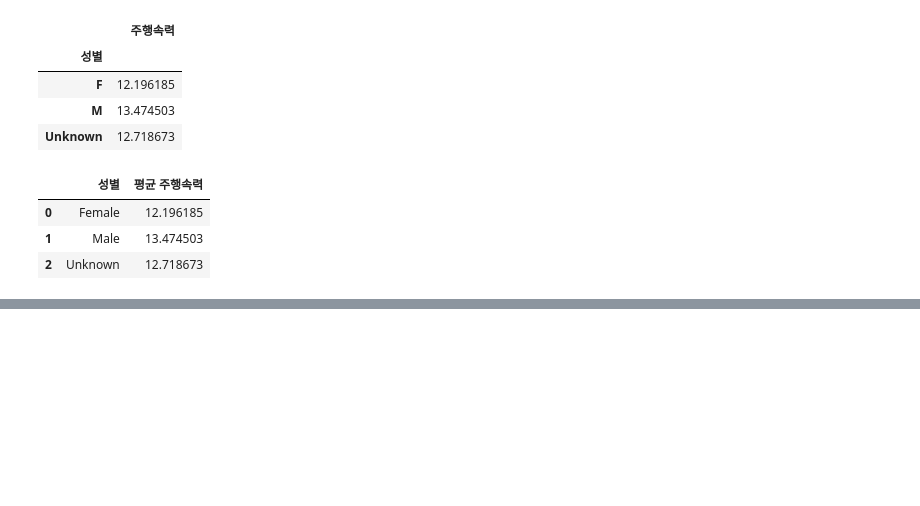
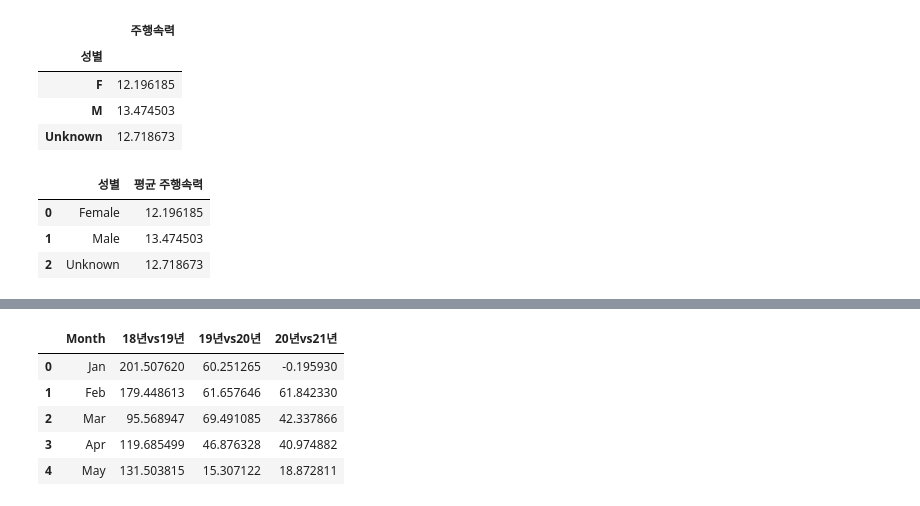
Before and after one commit to jinubot07/LikeLion_13th_DataCourse, a Jupyter notebook: 08_PRJ_team_project/code/정진우/TP_bike_19vs20.ipynb, the cells around one changed output, grey strips where cells are left out. Drawn from its saved outputs; the diff is of its cells as text; code cells hidden in the pictures; blank space fills up the shorter version.

```diff
--- a/08_PRJ_team_project/code/정진우/TP_bike_19vs20.ipynb
+++ b/08_PRJ_team_project/code/정진우/TP_bike_19vs20.ipynb
@@ -637,0 +676,10 @@ bike19_gender[0:2].iplot(kind='bar',x='성별' ,theme='space')
+# %%
+#bike_ratio_sum = bike_ratio_sum.drop(['18년 총 이용건수','19년 총 이용건수','20년 총 이용건수','21년 총 이용건수'],axis=1)
+bike_ratio_sum.head()
+# %% [output]
+|  | Month | 18년vs19년 | 19년vs20년 | 20년vs21년 |
+| 0 | Jan | 201.507620 | 60.251265 | -0.195930 |
+| 1 | Feb | 179.448613 | 61.657646 | 61.842330 |
+| 2 | Mar | 95.568947 | 69.491085 | 42.337866 |
+| 3 | Apr | 119.685499 | 46.876328 | 40.974882 |
+| 4 | May | 131.503815 | 15.307122 | 18.872811 |
```
Also changed, not shown: parts of 11 cells of this notebook, 6 other files.
